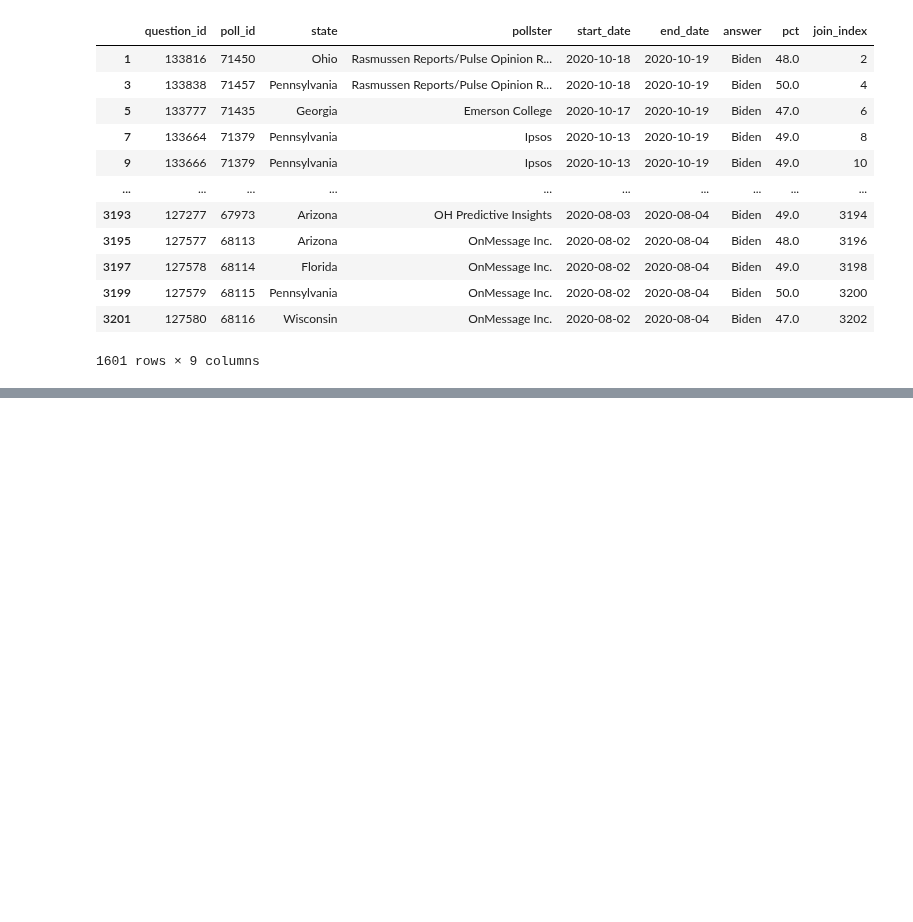
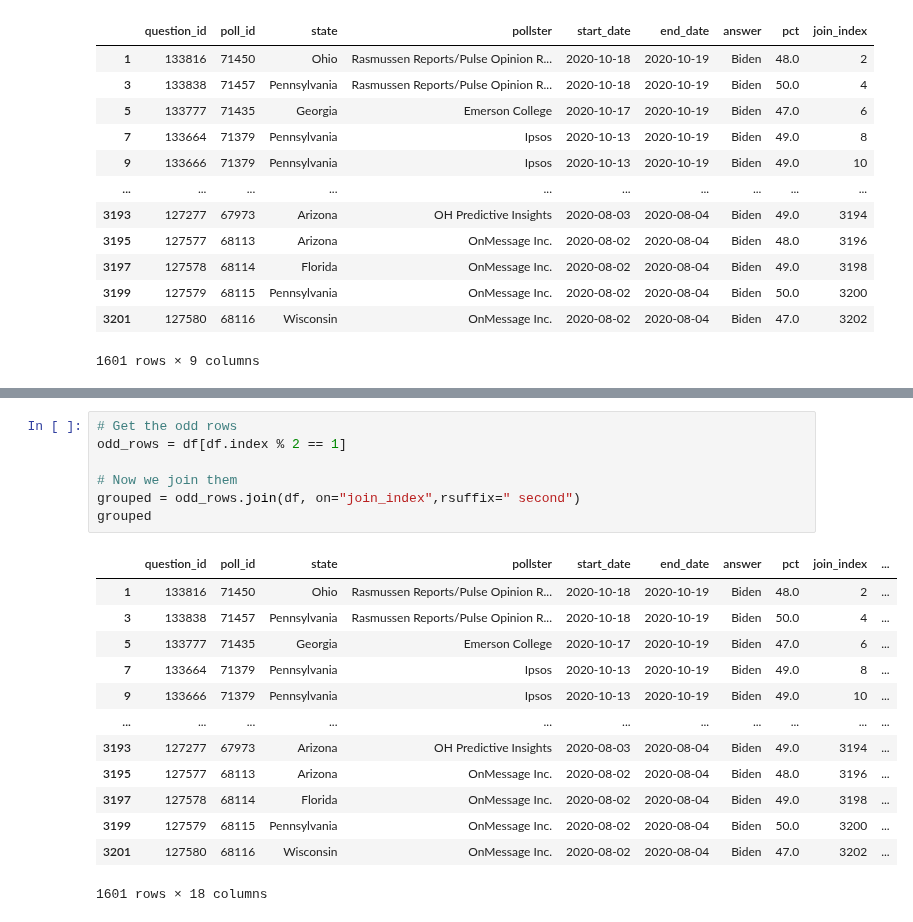
Before and after one commit to espSiyam/Data-Science--Analytics---AI-for-Business---the-Real-World-, a Jupyter notebook: Case Studies/US Presidential Election.ipynb, the cells around one changed output, grey strips where cells are left out. Drawn from its saved outputs; the diff is of its cells as text; blank space fills up the shorter version.

```diff
--- a/Case Studies/US Presidential Election.ipynb
+++ b/Case Studies/US Presidential Election.ipynb
@@ -354,0 +364,21 @@ odd_rows
+# %%
+# Get the odd rows
+odd_rows = df[df.index % 2 == 1]
+
+# Now we join them
+grouped = odd_rows.join(df, on="join_index",rsuffix=" second")
+grouped
+# %% [output]
+|  | question_id | poll_id | state | pollster | start_date | end_date | answer | pct | join_index | ... |
+| 1 | 133816 | 71450 | Ohio | Rasmussen Reports/Pulse Opinion R... | 2020-10-18 | 2020-10-19 | Biden | 48.0 | 2 | ... |
+| 3 | 133838 | 71457 | Pennsylvania | Rasmussen Reports/Pulse Opinion R... | 2020-10-18 | 2020-10-19 | Biden | 50.0 | 4 | ... |
+| 5 | 133777 | 71435 | Georgia | Emerson College | 2020-10-17 | 2020-10-19 | Biden | 47.0 | 6 | ... |
+| 7 | 133664 | 71379 | Pennsylvania | Ipsos | 2020-10-13 | 2020-10-19 | Biden | 49.0 | 8 | ... |
+| 9 | 133666 | 71379 | Pennsylvania | Ipsos | 2020-10-13 | 2020-10-19 | Biden | 49.0 | 10 | ... |
+| ... | ... | ... | ... | ... | ... | ... | ... | ... | ... | ... |
+| 3193 | 127277 | 67973 | Arizona | OH Predictive Insights | 2020-08-03 | 2020-08-04 | Biden | 49.0 | 3194 | ... |
+| 3195 | 127577 | 68113 | Arizona | OnMessage Inc. | 2020-08-02 | 2020-08-04 | Biden | 48.0 | 3196 | ... |
+| 3197 | 127578 | 68114 | Florida | OnMessage Inc. | 2020-08-02 | 2020-08-04 | Biden | 49.0 | 3198 | ... |
+| 3199 | 127579 | 68115 | Pennsylvania | OnMessage Inc. | 2020-08-02 | 2020-08-04 | Biden | 50.0 | 3200 | ... |
+| 3201 | 127580 | 68116 | Wisconsin | OnMessage Inc. | 2020-08-02 | 2020-08-04 | Biden | 47.0 | 3202 | ... |
+1601 rows × 18 columns
```
Also changed, not shown: parts of 5 cells of this notebook.
